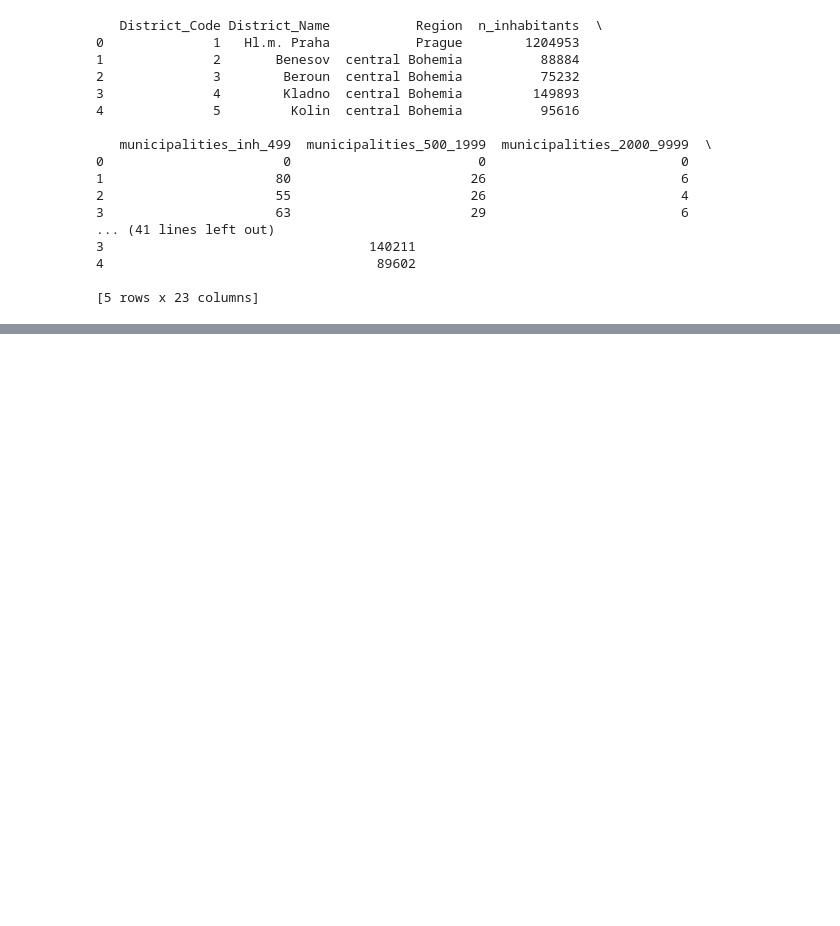
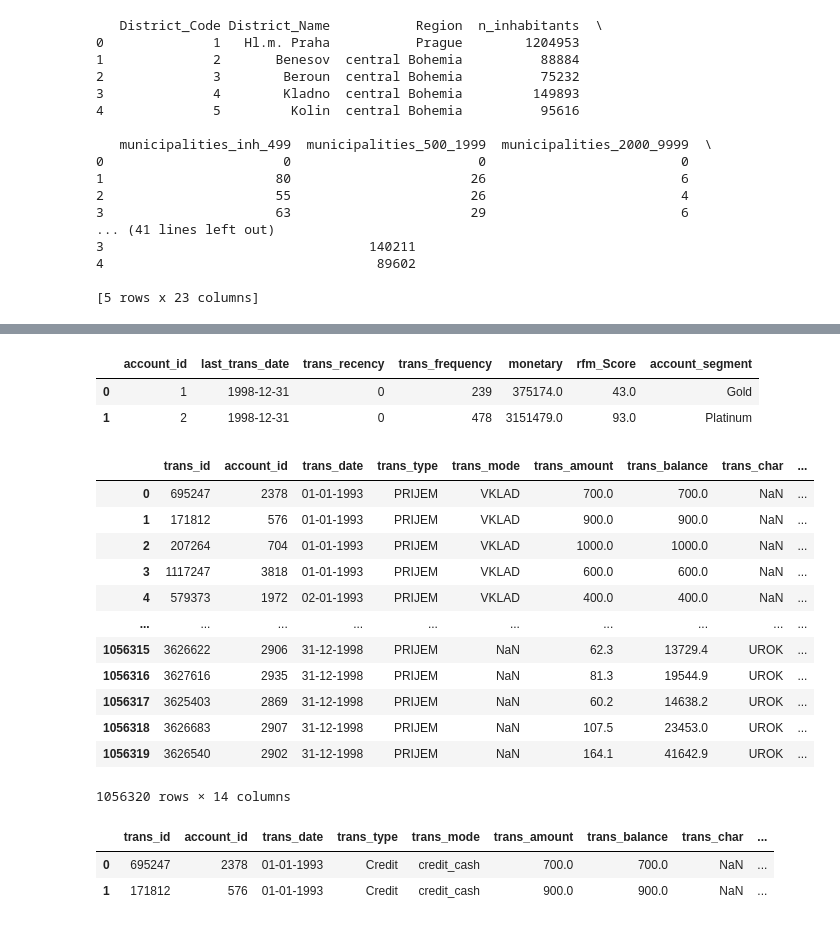
Before and after one commit to vinayrajagopalan7891/Descriptive-Analysis-Berka, a Jupyter notebook: Group_Project.ipynb, the cells around one changed output, grey strips where cells are left out. Cells and saved outputs as stored; diff of their text form; code cells hidden in the pictures; blank space fills up the shorter version.

```diff
--- a/Group_Project.ipynb
+++ b/Group_Project.ipynb
@@ -419,0 +433,24 @@ Name: account, Length: 7665, dtype: int64
+# %%
+#Rename Columns
+
+trans.rename(columns={'k_symbol' : 'trans_char'}, inplace = True)
+trans.rename(columns={'bank' : 'partner_bank'}, inplace = True)
+trans.rename(columns={'account' : 'partner_account'}, inplace = True)
+trans.rename(columns={'operation' : 'trans_mode'}, inplace = True)
+trans.rename(columns={'type' : 'trans_type'}, inplace = True)
+trans.rename(columns={'date' : 'trans_date'}, inplace = True)
+
+
+# Extract the transaction day
+trans['trans_day'] = trans['trans_date'].astype(str).str[-2:].astype(int)
+
+# Extract the transaction month
+trans['trans_month'] = trans['trans_date'].astype(str).str[2:4].astype(int)
+
+#Extract the transaction year
+trans['trans_year'] = trans['trans_date'].astype(str).str[:2].astype(int) + 1900
+
+
+#changing the trans_date format
+trans['trans_date'] = '19' + trans['trans_date'].astype(str)
+trans['trans_date'] = pd.to_datetime(trans['trans_date'], format='%Y%m%d').dt.strftime("%d-%m-%Y")
@@ -419,0 +463,11 @@ Name: account, Length: 7665, dtype: int64
+# %%
+trans.rename(columns={'trans_k_symbol' : 'trans_char'}, inplace = True)
+trans.rename(columns={'trans_bank' : 'partner_bank'}, inplace = True)
+trans.rename(columns={'trans_account' : 'partner_account'}, inplace = True)
+trans.rename(columns={'trans_operation' : 'trans_mode'}, inplace = True)
+trans.rename(columns={'type' : 'trans_type'}, inplace = True)
+trans.rename(columns={'date' : 'trans_date'}, inplace = True)
+# %%
+trans.rename(columns={'trans_account_id' : 'account_id'}, inplace = True)
+# %%
+trans['date'] = pd.DatetimeIndex(trans['trans_date']).date
@@ -419,0 +568,22 @@ Name: account, Length: 7665, dtype: int64
+# %%
+rfm_df.head(2)
+# %% [output]
+|  | account_id | last_trans_date | trans_recency | trans_frequency | monetary | rfm_Score | account_segment |
+| 0 | 1 | 1998-12-31 | 0 | 239 | 375174.0 | 43.0 | Gold |
+| 1 | 2 | 1998-12-31 | 0 | 478 | 3151479.0 | 93.0 | Platinum |
+# %%
+trans
+# %% [output]
+|  | trans_id | account_id | trans_date | trans_type | trans_mode | trans_amount | trans_balance | trans_char | ... |
+| 0 | 695247 | 2378 | 01-01-1993 | PRIJEM | VKLAD | 700.0 | 700.0 | NaN | ... |
+| 1 | 171812 | 576 | 01-01-1993 | PRIJEM | VKLAD | 900.0 | 900.0 | NaN | ... |
+| 2 | 207264 | 704 | 01-01-1993 | PRIJEM | VKLAD | 1000.0 | 1000.0 | NaN | ... |
+| 3 | 1117247 | 3818 | 01-01-1993 | PRIJEM | VKLAD | 600.0 | 600.0 | NaN | ... |
+| 4 | 579373 | 1972 | 02-01-1993 | PRIJEM | VKLAD | 400.0 | 400.0 | NaN | ... |
+| ... | ... | ... | ... | ... | ... | ... | ... | ... | ... |
+| 1056315 | 3626622 | 2906 | 31-12-1998 | PRIJEM | NaN | 62.3 | 13729.4 | UROK | ... |
+| 1056316 | 3627616 | 2935 | 31-12-1998 | PRIJEM | NaN | 81.3 | 19544.9 | UROK | ... |
+| 1056317 | 3625403 | 2869 | 31-12-1998 | PRIJEM | NaN | 60.2 | 14638.2 | UROK | ... |
+| 1056318 | 3626683 | 2907 | 31-12-1998 | PRIJEM | NaN | 107.5 | 23453.0 | UROK | ... |
+| 1056319 | 3626540 | 2902 | 31-12-1998 | PRIJEM | NaN | 164.1 | 41642.9 | UROK | ... |
+1056320 rows × 14 columns
@@ -419,0 +600,6 @@ Name: account, Length: 7665, dtype: int64
+# %%
+trans.head(2)
+# %% [output]
+|  | trans_id | account_id | trans_date | trans_type | trans_mode | trans_amount | trans_balance | trans_char | ... |
+| 0 | 695247 | 2378 | 01-01-1993 | Credit | credit_cash | 700.0 | 700.0 | NaN | ... |
+| 1 | 171812 | 576 | 01-01-1993 | Credit | credit_cash | 900.0 | 900.0 | NaN | ... |
```
Also changed, not shown: parts of 56 cells of this notebook.
